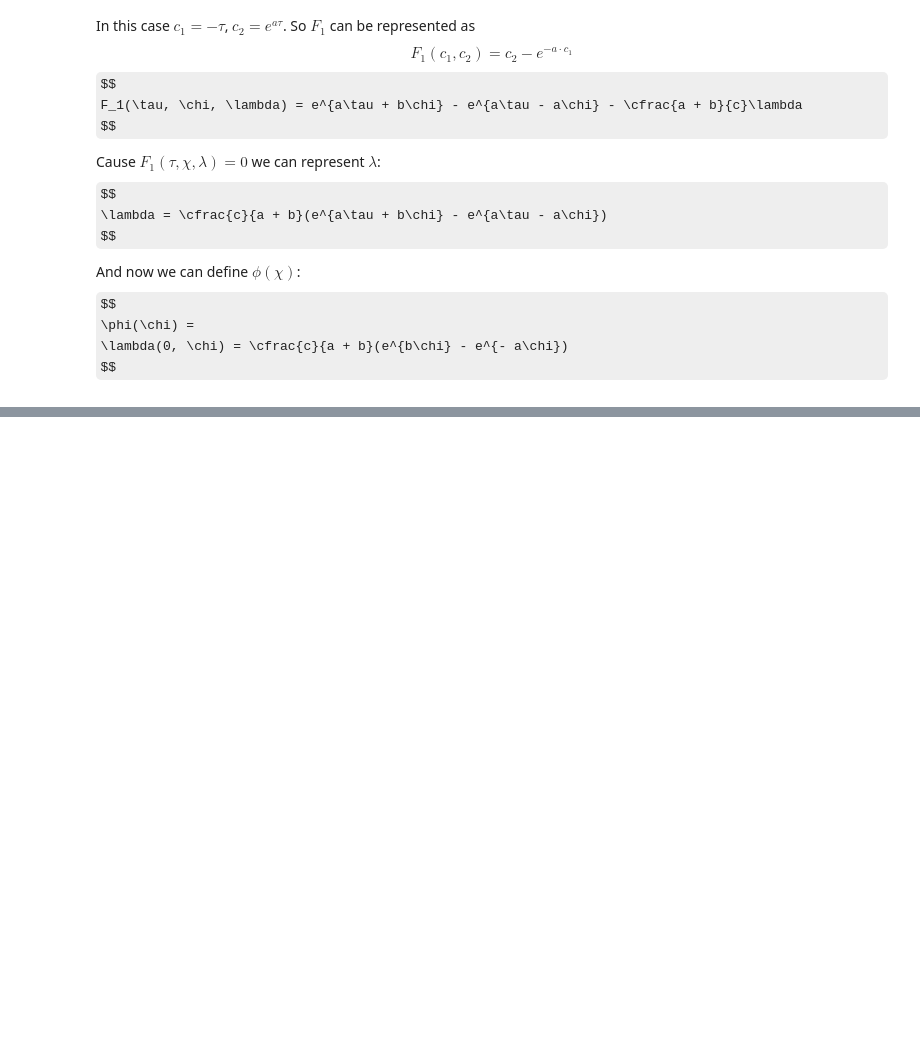
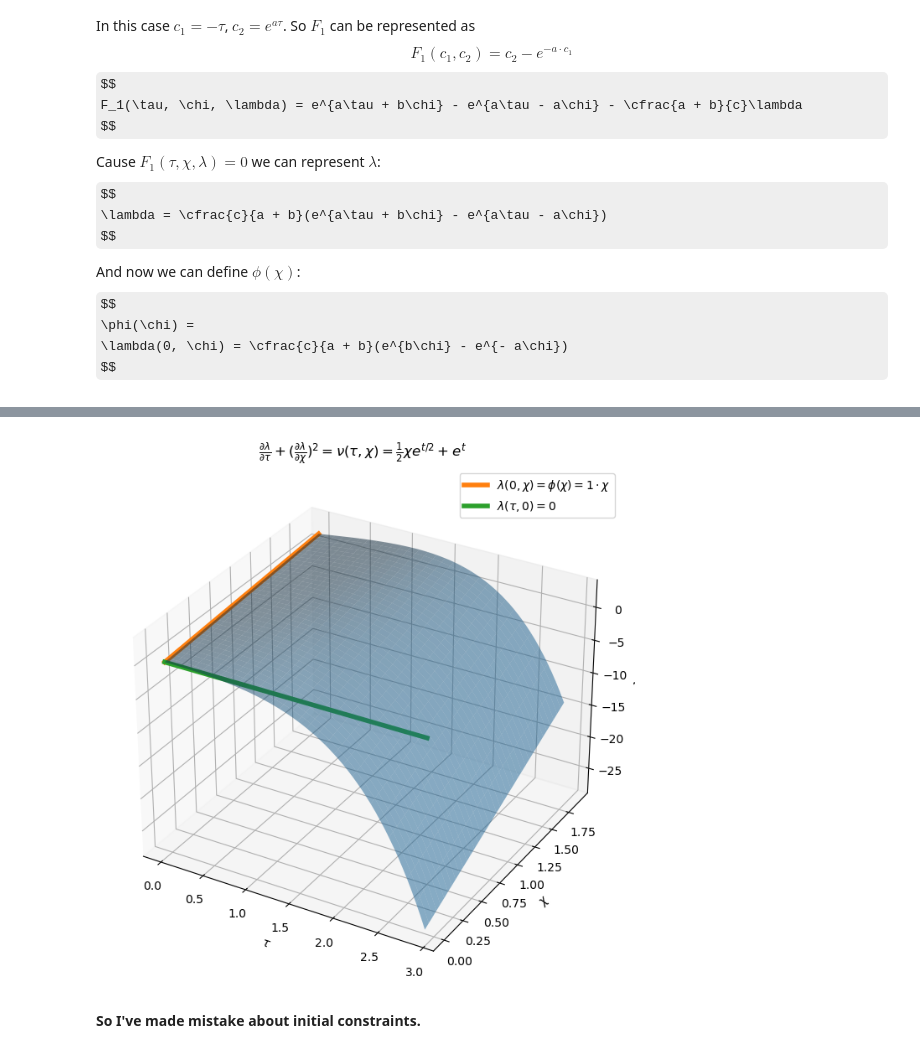
Before and after one commit to zimfv/river-profiles, a Jupyter notebook: Analytical Solutions.ipynb, the cells around one changed output, grey strips where cells are left out. Saved outputs shown, nothing was run; the diff lists cells and outputs as text; code cells hidden in the pictures; some formulas as TeX source; blank space fills up the shorter version.

```diff
--- a/Analytical Solutions.ipynb
+++ b/Analytical Solutions.ipynb
@@ -294,0 +357,46 @@ No artists with labels found to put in legend.  Note that artists whose label st
+# %%
+def lambda_anal_n2_linear(tau, chi,
+                          nu=lambda tau, chi: np.exp(0.5*tau)*chi + np.exp(tau),
+                          c1=0, c2=1):
+    # nu(tau, chu) should be represented as sum f(tau)*chi + g(chi)
+    f = lambda t: nu(t, 1) - nu(t, 0)
+    g = lambda t: nu(t, 0)
+
+    psi = lambda t: sp.integrate.quad(f, 0, t)[0] + c2
+
+    under = lambda t: g(t) - psi(t)**2
+    return psi(tau)*chi + sp.integrate.quad(under, 0, tau)[0] + c1
+# %%
+c1, c2 = 0, 1
+nu = lambda tau, chi: np.exp(0.5*tau)*chi + np.exp(tau)
+nu_str = r'\nu(\tau, \chi) = \frac{1}{2}\chi e^{t/2} + e^t'
+
+
+tau_space = np.ones([ntau, nchi])*taus.reshape([ntau, 1])
+chi_space = np.ones([ntau, nchi])*chis.reshape([1, nchi])
+
+solution = np.array([[lambda_anal_n2_linear(tau_space[j, k], chi_space[j, k], nu, c1=c1, c2=c2)
+                      for k in range(nchi)] for j in range(ntau)])
+initial = c2*chis
+phi_str = f'{c2}\\cdot\\chi'
+
+fig, ax = plt.subplots(subplot_kw={"projection": "3d"})
+
+fig.set_figheight(8)
+fig.set_figwidth(8)
+
+ax.set_title(r'$\frac{\partial\lambda}{\partial\tau} + (\frac{\partial\lambda}{\partial\chi})^2 = ' + nu_str + '$')
+ax.plot_surface(tau_space, chi_space, solution, alpha=0.5)
+ax.plot(0*chis, chis, initial, label=r'$\lambda(0, \chi) = \phi(\chi) = ' + phi_str + '$', linewidth=4)
+ax.plot(taus, 0*taus, 0*taus, label=r'$\lambda(\tau, 0) = 0$', linewidth=4)
+ax.set_xlabel(r'$\tau$')
+ax.set_ylabel(r'$\chi$')
+ax.set_zlabel(r'$\lambda$')
+
+ax.legend()
+
+fig.show()
+# %% [output]
+[figure, added]
+# %% [markdown]
+__So I've made mistake about initial constraints.__
```
Also changed, not shown: parts of 16 cells of this notebook.
